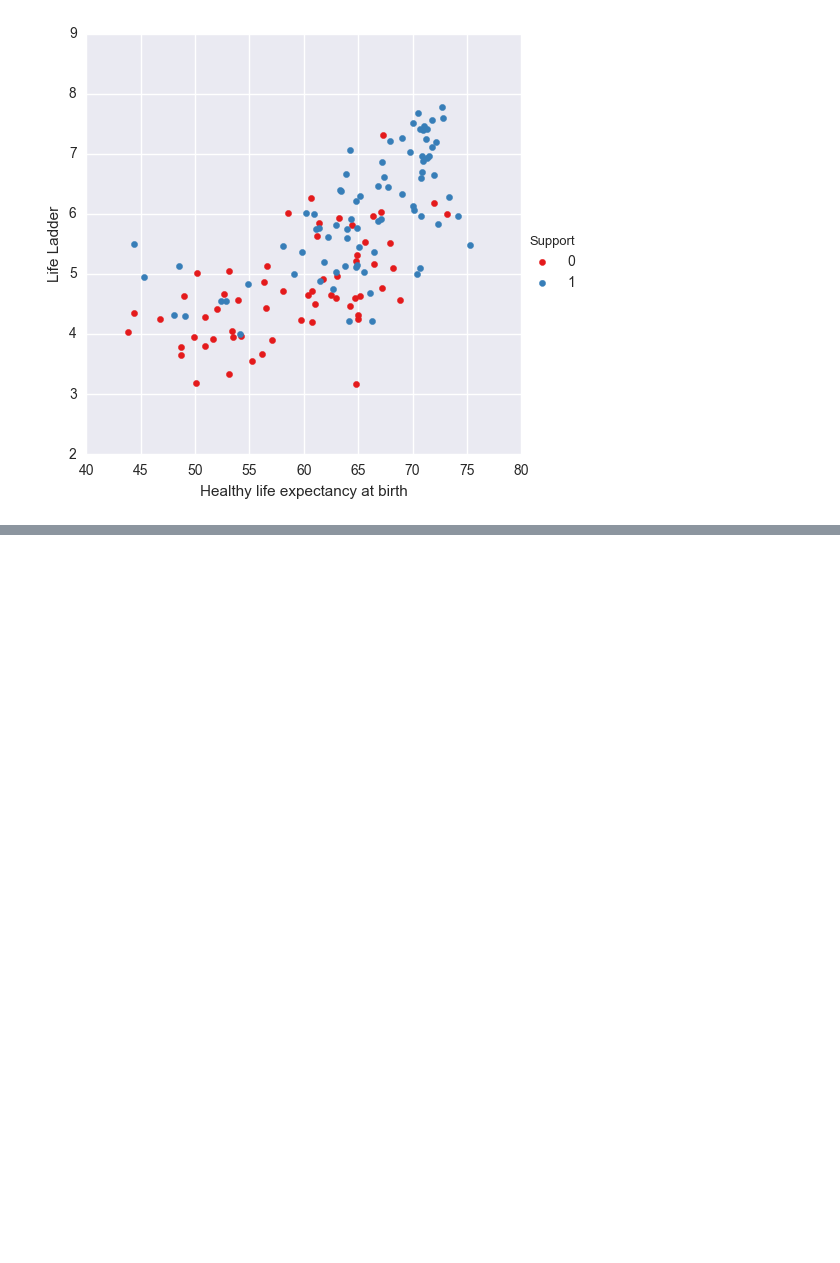
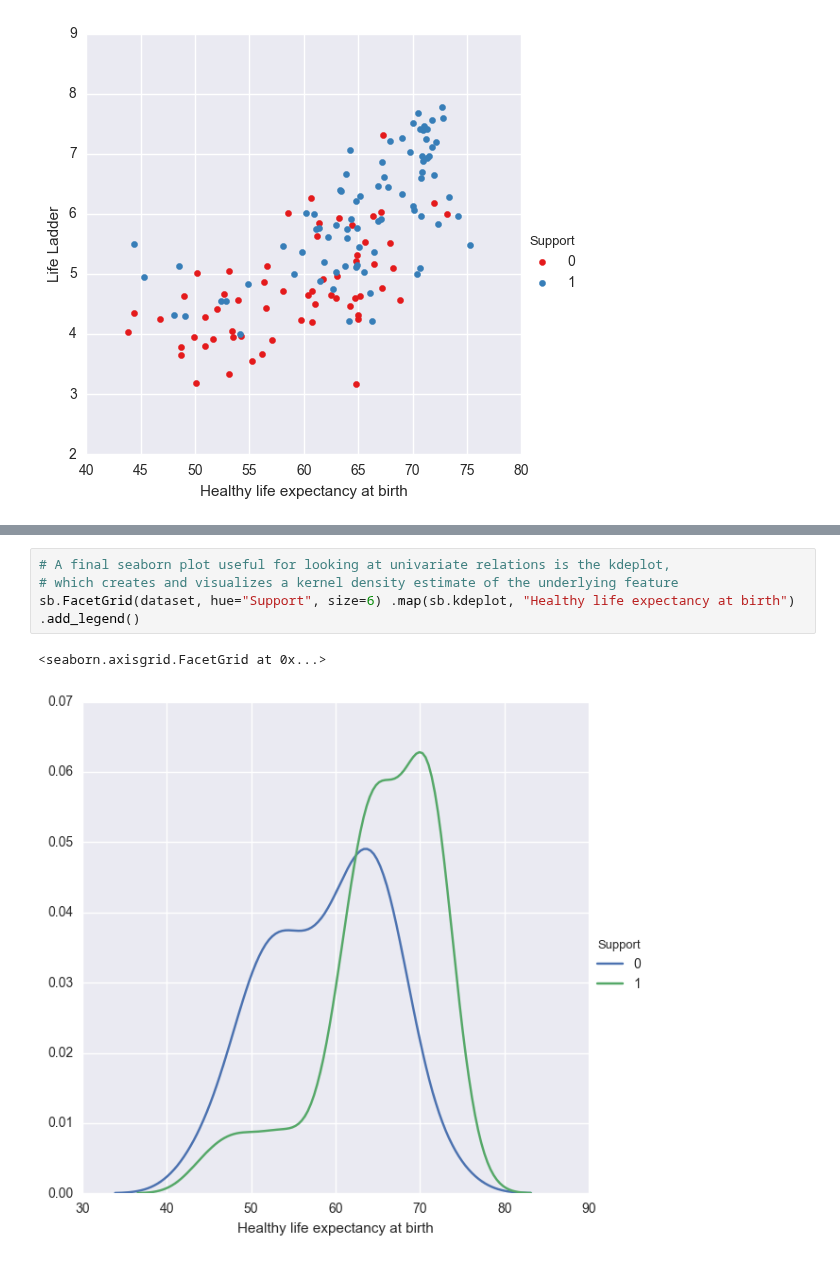
Before and after one commit to dangspin/SpringBoard_Projects, a Jupyter notebook: project_data/Data_Story.ipynb, the cells around one changed output, grey strips where cells are left out. Drawn from its saved outputs; the diff is of its cells as text; blank space fills up the shorter version.

```diff
--- a/project_data/Data_Story.ipynb
+++ b/project_data/Data_Story.ipynb
@@ -188,0 +202,7 @@ sb.FacetGrid(dataset, hue="Support", palette="Set1",size=5).map(plt.scatter, "He
+# %%
+# A final seaborn plot useful for looking at univariate relations is the kdeplot,
+# which creates and visualizes a kernel density estimate of the underlying feature
+sb.FacetGrid(dataset, hue="Support", size=6) .map(sb.kdeplot, "Healthy life expectancy at birth") .add_legend()
+# %% [output]
+<seaborn.axisgrid.FacetGrid at 0x...>
+[figure, added]
```
Also changed, not shown: parts of 6 cells of this notebook.
